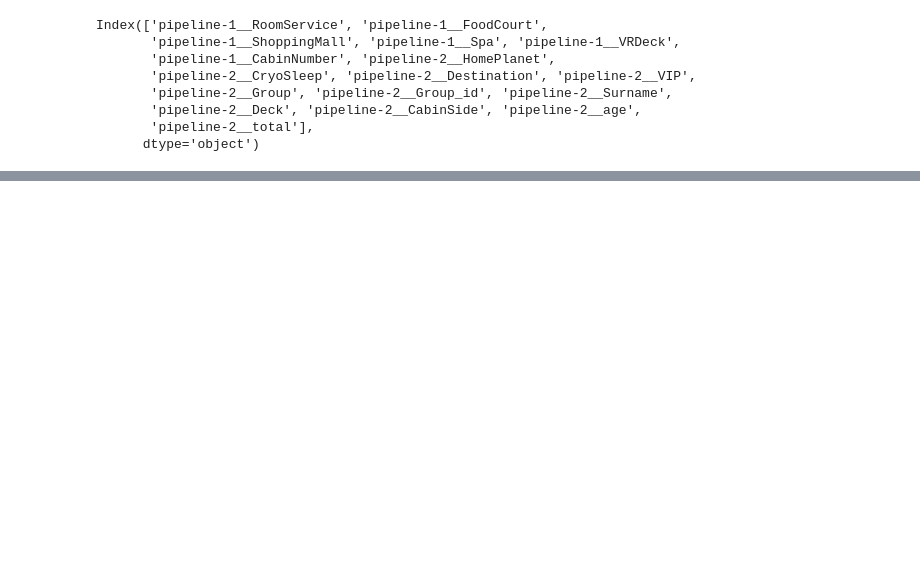
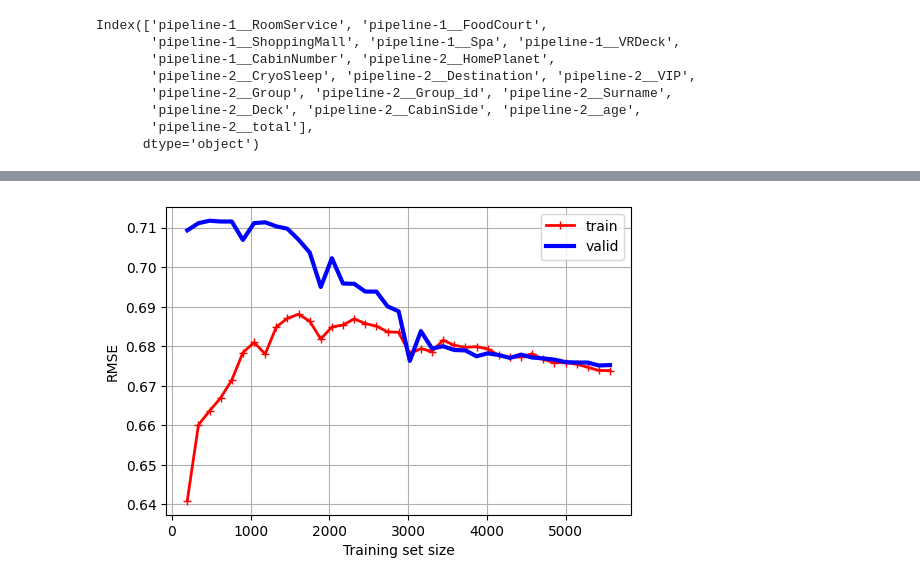
Before and after one commit to JoaoAnt42/FAA_TitanicSpace, a Jupyter notebook: 2_FAA_models.ipynb, the cells around one changed output, grey strips where cells are left out. Saved outputs shown, nothing was run; the diff lists cells and outputs as text; code cells hidden in the pictures; blank space fills up the shorter version.

```diff
--- a/2_FAA_models.ipynb
+++ b/2_FAA_models.ipynb
@@ -191,22 +205,24 @@ plt.show()
 # %%
 from sklearn.model_selection import learning_curve
 
 train_sizes, train_scores, valid_scores = learning_curve(
-    LinearRegression(), X_train, y_train, train_sizes=np.linspace(0.01, 1.0, 40), cv=5,
+    svc2_best, X_train, y_train, train_sizes=np.linspace(0.01, 1.0, 40), cv=5,
     scoring="neg_root_mean_squared_error")
 train_errors = -train_scores.mean(axis=1)
 valid_errors = -valid_scores.mean(axis=1)
 
 plt.figure(figsize=(6, 4))  # extra code – not needed, just formatting
 plt.plot(train_sizes, train_errors, "r-+", linewidth=2, label="train")
 plt.plot(train_sizes, valid_errors, "b-", linewidth=3, label="valid")
 
 # extra code – beautifies and saves Figure 4–15
 plt.xlabel("Training set size")
 plt.ylabel("RMSE")
 plt.grid()
 plt.legend(loc="upper right")
-plt.axis([0, 80, 0, 2.5])
-save_fig("underfitting_learning_curves_plot")
+# plt.axis([0, 1000, 0.3, 0.9])
+# plt.save_fig("underfitting_learning_curves_plot")
 
 plt.show()
+# %% [output]
+[figure, added]
```
Also changed, not shown: parts of 36 cells of this notebook, 9 other files.
